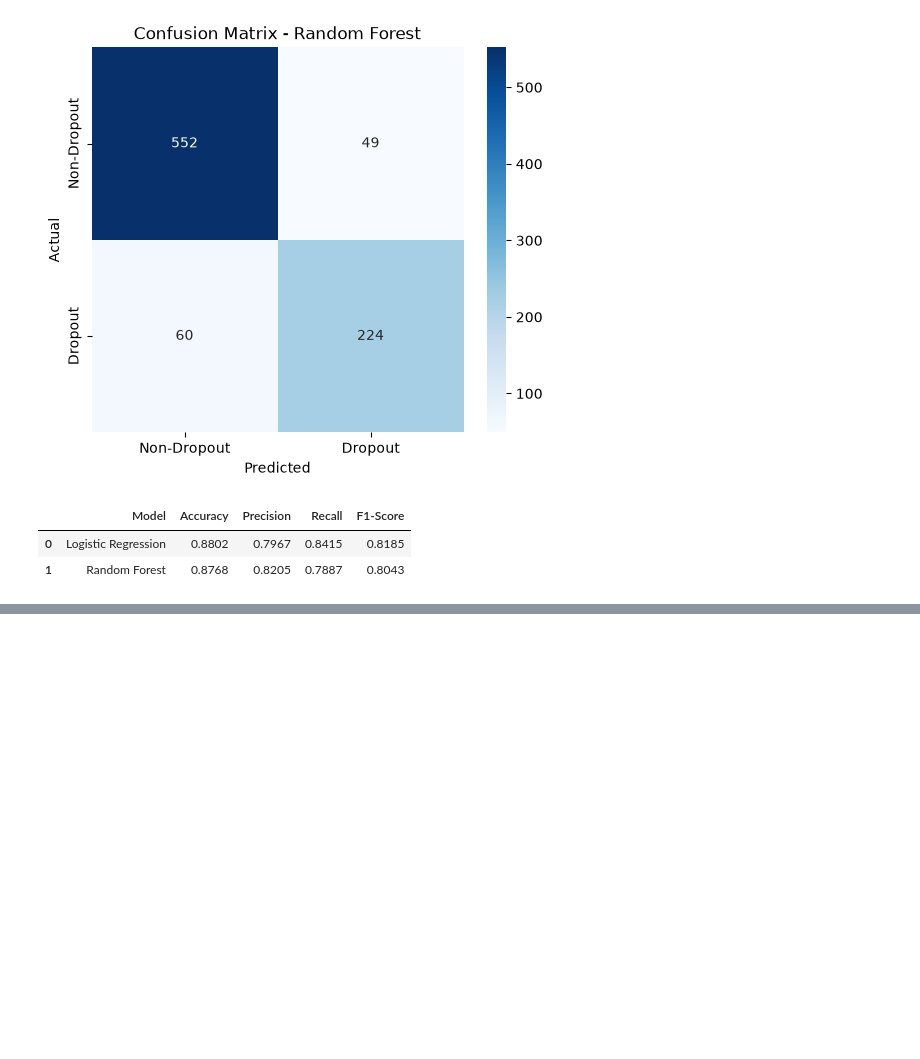
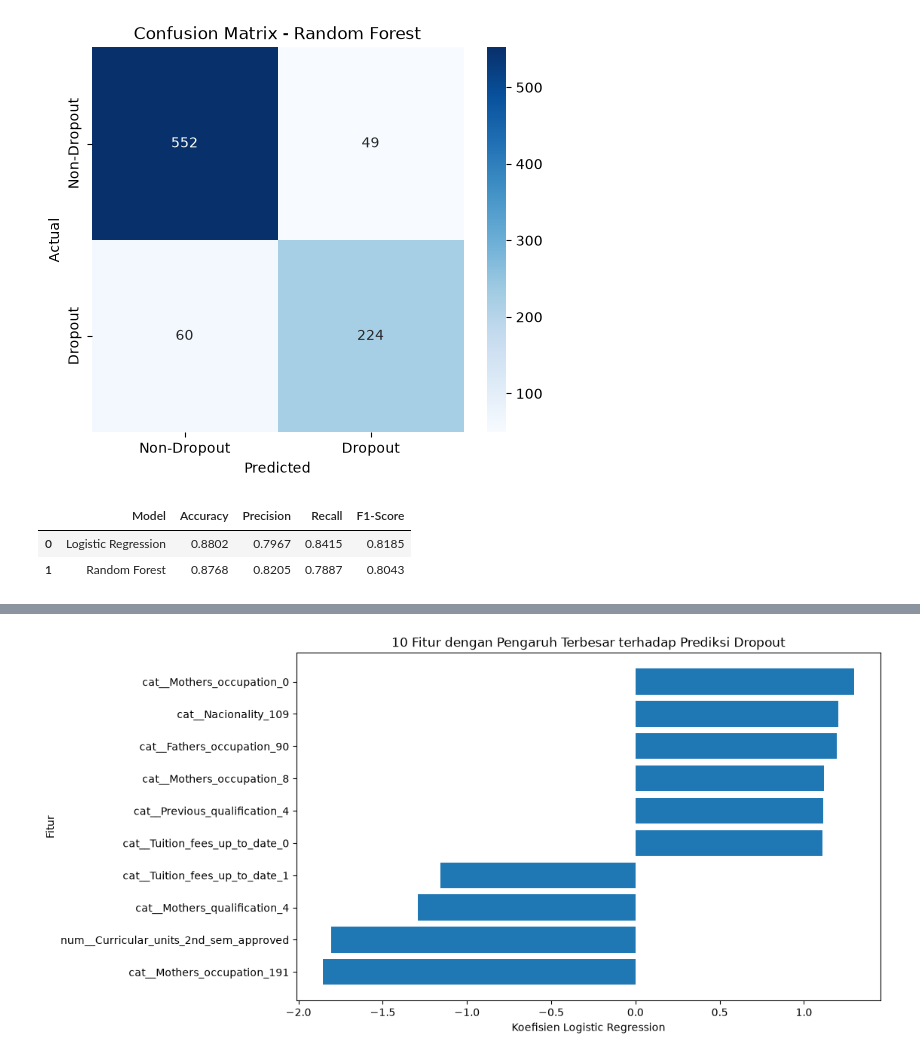
Before and after one commit to aeiprsty/institusi-pendidikan-perguruan-JJI, a Jupyter notebook: notebook.ipynb, the cells around one changed output, grey strips where cells are left out. Saved outputs shown, nothing was run; the diff lists cells and outputs as text; code cells hidden in the pictures; blank space fills up the shorter version.

```diff
--- a/notebook.ipynb
+++ b/notebook.ipynb
@@ -770,0 +778,20 @@ model_comparison.round(4)
+# %%
+feature_names = logistic_model.named_steps["preprocessor"].get_feature_names_out()
+
+coefficients = logistic_model.named_steps["classifier"].coef_[0]
+
+feature_importance = pd.DataFrame({
+    "Feature": feature_names,
+    "Coefficient": coefficients
+})
+
+feature_importance["Abs_Coefficient"] = (
+    feature_importance["Coefficient"].abs()
+)
+
+feature_importance = feature_importance.sort_values(
+    "Abs_Coefficient",
+    ascending=False
+)
+
+feature_importance.head(20)
@@ -770,0 +816,19 @@ model_comparison.round(4)
+# %%
+top_features = feature_importance.head(10).sort_values(
+    "Coefficient"
+)
+
+plt.figure(figsize=(10, 6))
+
+plt.barh(
+    top_features["Feature"],
+    top_features["Coefficient"]
+)
+
+plt.title("10 Fitur dengan Pengaruh Terbesar terhadap Prediksi Dropout")
+plt.xlabel("Koefisien Logistic Regression")
+plt.ylabel("Fitur")
+
+plt.show()
+# %% [output]
+[figure, added]
```
Also changed, not shown: parts of 15 cells of this notebook, 6 other files.
